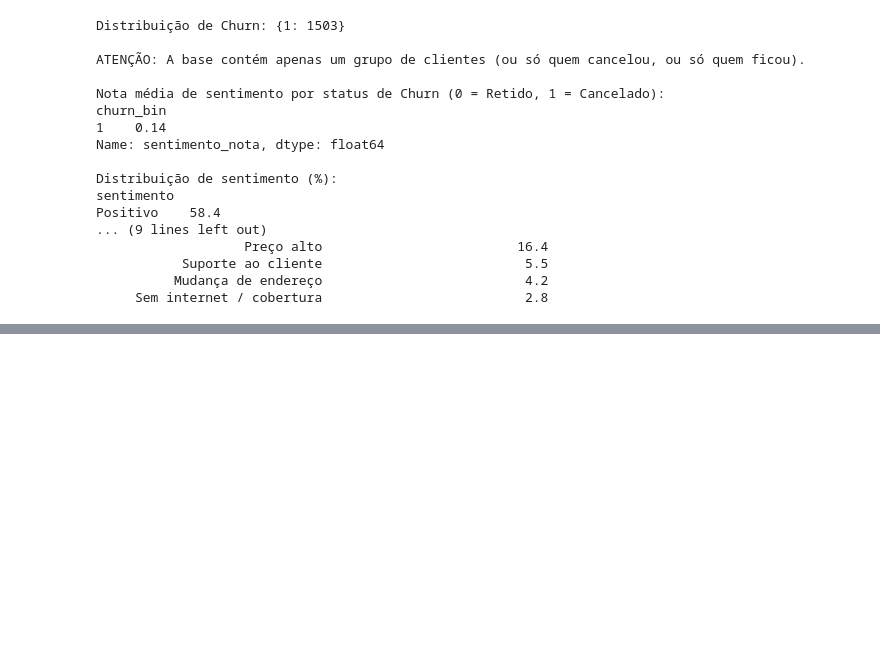
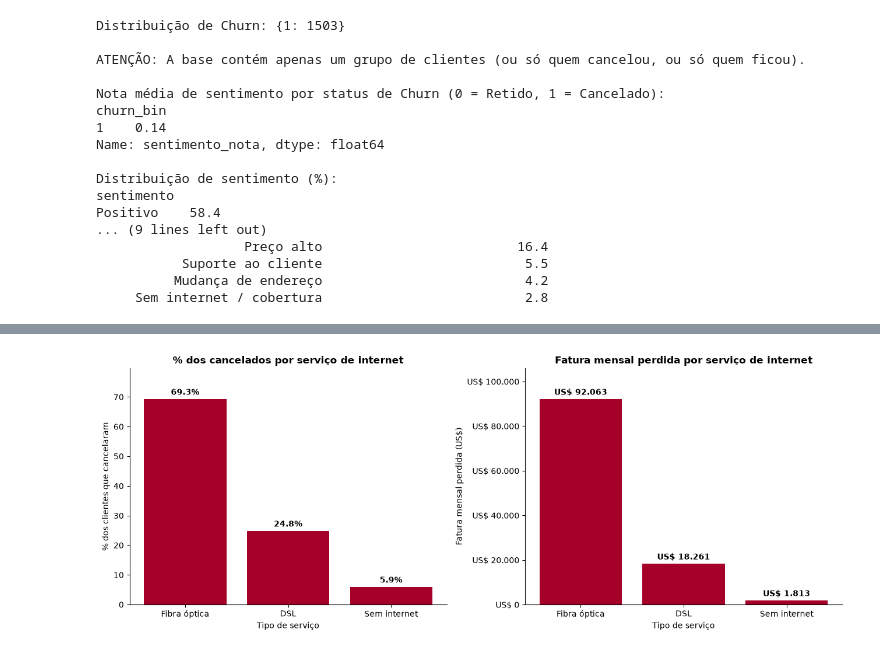
Before and after one commit to VictorLapaDev/Integrador-2-Semestre, a Jupyter notebook: notebook.ipynb, the cells around one changed output, grey strips where cells are left out. Cells and saved outputs as stored; diff of their text form; code cells hidden in the pictures; blank space fills up the shorter version.

```diff
--- a/notebook.ipynb
+++ b/notebook.ipynb
@@ -779,0 +854,31 @@ Positivo    58.4
+# %%
+ordem = ["Fiber optic", "DSL", "No"]
+nomes = ["Fibra óptica", "DSL", "Sem internet"]
+
+contagem = df_churn["InternetService"].value_counts().reindex(ordem)
+porcentagem = contagem / contagem.sum() * 100
+perda = df_churn.groupby("InternetService", observed=True)["MonthlyCharges"].sum().reindex(ordem)
+
+fig, axes = plt.subplots(1, 2, figsize=(13, 5))
+
+barras = axes[0].bar(nomes, porcentagem, color=VERMELHO)
+axes[0].bar_label(barras, labels=[f"{p:.1f}%" for p in porcentagem], padding=3, fontweight="bold")
+axes[0].set_title("% dos cancelados por serviço de internet", fontweight="bold")
+axes[0].set_ylabel("% dos clientes que cancelaram")
+axes[0].set_ylim(0, porcentagem.max() * 1.15)
+
+barras = axes[1].bar(nomes, perda, color=VERMELHO)
+axes[1].bar_label(barras, labels=[usd(v) for v in perda], padding=3, fontweight="bold")
+axes[1].yaxis.set_major_formatter(fmt_usd)
+axes[1].set_title("Fatura mensal perdida por serviço de internet", fontweight="bold")
+axes[1].set_ylabel("Fatura mensal perdida (US$)")
+axes[1].set_ylim(0, perda.max() * 1.15)
+
+for ax in axes:
+    ax.set_xlabel("Tipo de serviço")
+    ax.spines[["top", "right"]].set_visible(False)
+
+plt.tight_layout()
+plt.show()
+# %% [output]
+[figure, added]
```
Also changed, not shown: parts of 13 cells of this notebook.
